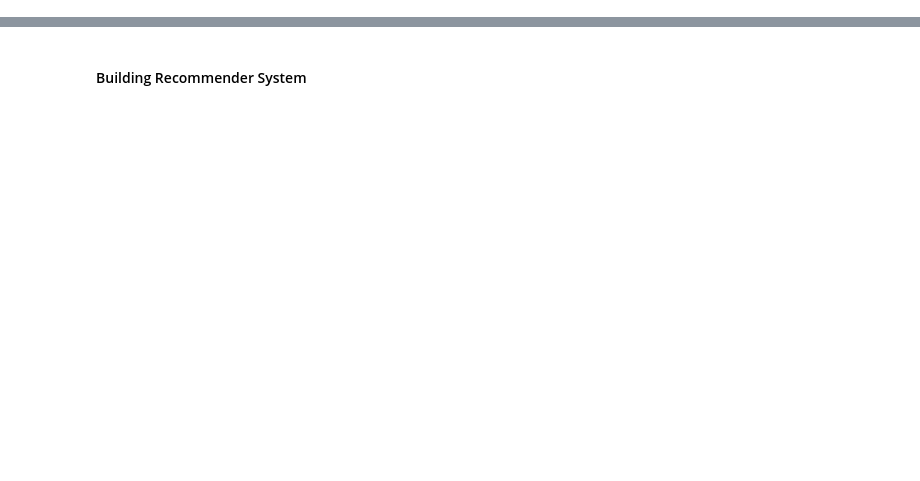
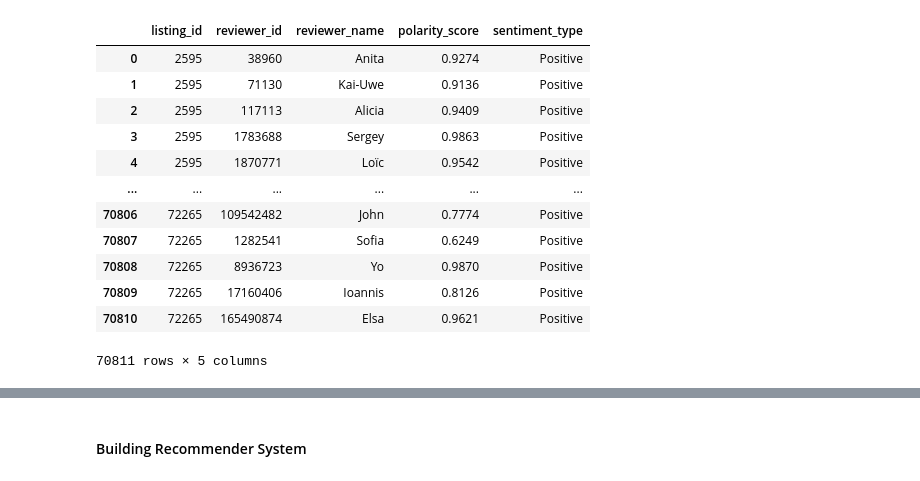
Before and after one commit to kamalova/Airbnb-Recommendation-Engine-NLP, a Jupyter notebook: Recommender_System.ipynb, the cells around one changed output, grey strips where cells are left out. Saved outputs shown, nothing was run; the diff lists cells and outputs as text; code cells hidden in the pictures; blank space fills up the shorter version.

```diff
--- a/Recommender_System.ipynb
+++ b/Recommender_System.ipynb
@@ -43,0 +53,16 @@ rec_df
+# %%
+df_reviews
+# %% [output]
+|  | listing_id | reviewer_id | reviewer_name | polarity_score | sentiment_type |
+| 0 | 2595 | 38960 | Anita | 0.9274 | Positive |
+| 1 | 2595 | 71130 | Kai-Uwe | 0.9136 | Positive |
+| 2 | 2595 | 117113 | Alicia | 0.9409 | Positive |
+| 3 | 2595 | 1783688 | Sergey | 0.9863 | Positive |
+| 4 | 2595 | 1870771 | Loïc | 0.9542 | Positive |
+| ... | ... | ... | ... | ... | ... |
+| 70806 | 72265 | 109542482 | John | 0.7774 | Positive |
+| 70807 | 72265 | 1282541 | Sofia | 0.6249 | Positive |
+| 70808 | 72265 | 8936723 | Yo | 0.9870 | Positive |
+| 70809 | 72265 | 17160406 | Ioannis | 0.8126 | Positive |
+| 70810 | 72265 | 165490874 | Elsa | 0.9621 | Positive |
+70811 rows × 5 columns
```
Also changed, not shown: parts of 36 cells of this notebook.
